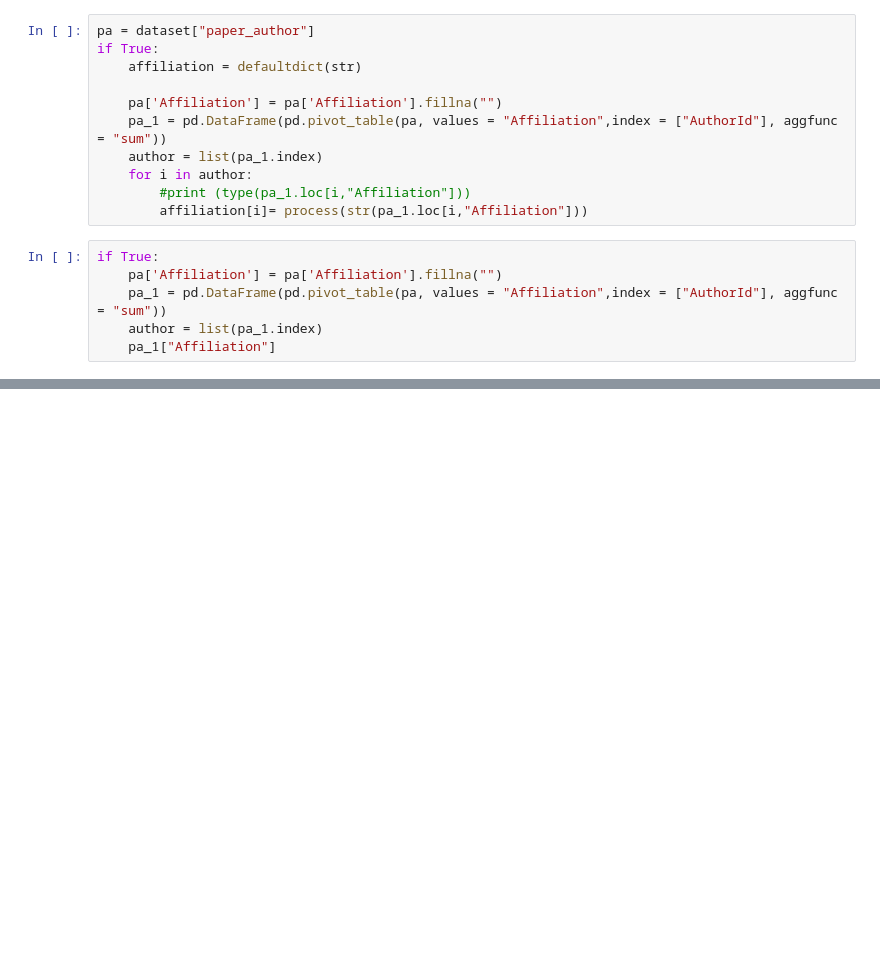
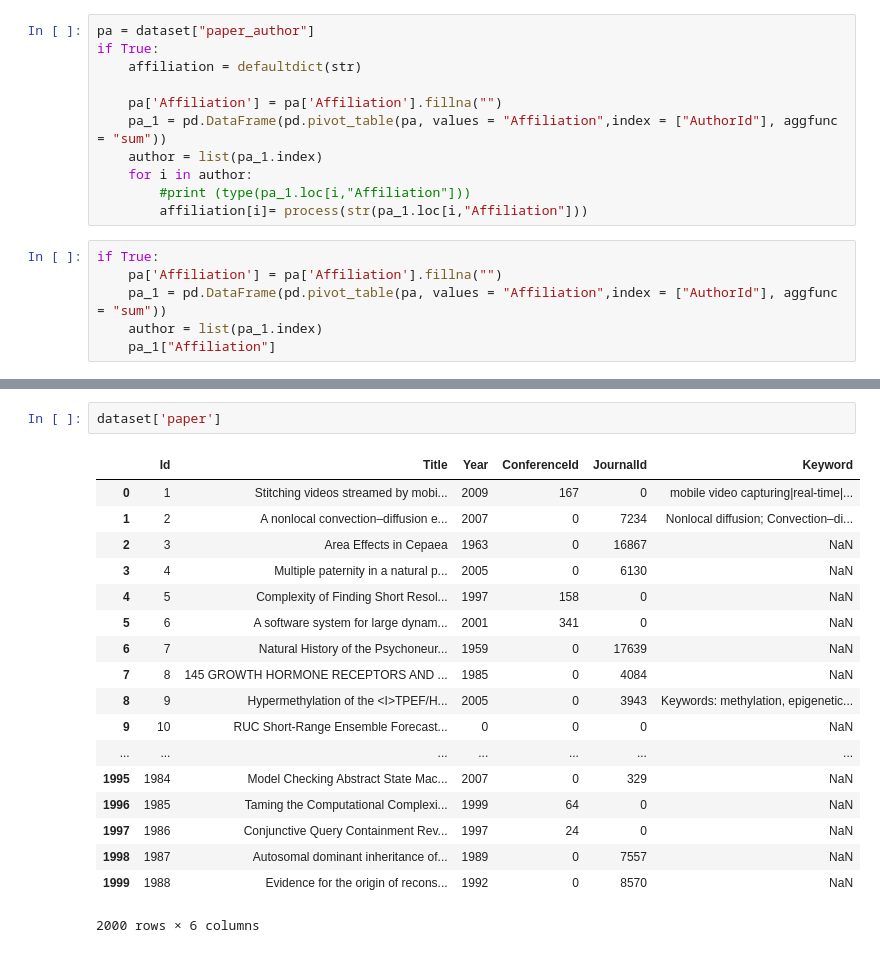
Before and after one commit to thao9611/KDD-Cup, a Jupyter notebook: Thao_test_py3.ipynb, the cells around one changed output, grey strips where cells are left out. Saved outputs shown, nothing was run; the diff lists cells and outputs as text; blank space fills up the shorter version.

```diff
--- a/Thao_test_py3.ipynb
+++ b/Thao_test_py3.ipynb
@@ -200,0 +262,21 @@ list(pa_1.loc[pa_1["Affiliation"]!= "","Affiliation"])
+# %%
+dataset['paper']
+# %% [output]
+|  | Id | Title | Year | ConferenceId | JournalId | Keyword |
+| 0 | 1 | Stitching videos streamed by mobi... | 2009 | 167 | 0 | mobile video capturing|real-time|... |
+| 1 | 2 | A nonlocal convection–diffusion e... | 2007 | 0 | 7234 | Nonlocal diffusion; Convection–di... |
+| 2 | 3 | Area Effects in Cepaea | 1963 | 0 | 16867 | NaN |
+| 3 | 4 | Multiple paternity in a natural p... | 2005 | 0 | 6130 | NaN |
+| 4 | 5 | Complexity of Finding Short Resol... | 1997 | 158 | 0 | NaN |
+| 5 | 6 | A software system for large dynam... | 2001 | 341 | 0 | NaN |
+| 6 | 7 | Natural History of the Psychoneur... | 1959 | 0 | 17639 | NaN |
+| 7 | 8 | 145 GROWTH HORMONE RECEPTORS AND ... | 1985 | 0 | 4084 | NaN |
+| 8 | 9 | Hypermethylation of the <I>TPEF/H... | 2005 | 0 | 3943 | Keywords: methylation, epigenetic... |
+| 9 | 10 | RUC Short-Range Ensemble Forecast... | 0 | 0 | 0 | NaN |
+| ... | ... | ... | ... | ... | ... | ... |
+| 1995 | 1984 | Model Checking Abstract State Mac... | 2007 | 0 | 329 | NaN |
+| 1996 | 1985 | Taming the Computational Complexi... | 1999 | 64 | 0 | NaN |
+| 1997 | 1986 | Conjunctive Query Containment Rev... | 1997 | 24 | 0 | NaN |
+| 1998 | 1987 | Autosomal dominant inheritance of... | 1989 | 0 | 7557 | NaN |
+| 1999 | 1988 | Evidence for the origin of recons... | 1992 | 0 | 8570 | NaN |
+2000 rows × 6 columns
```
Also changed, not shown: parts of 5 cells of this notebook, 1 other file.
